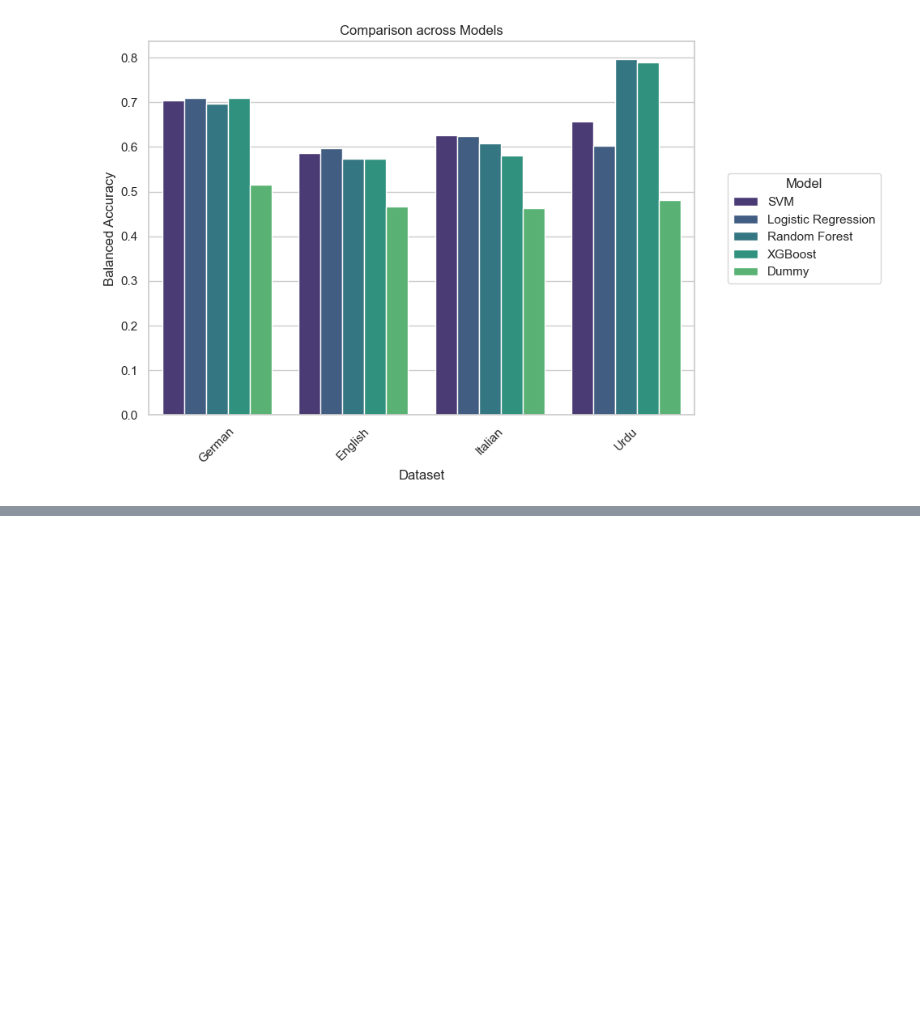
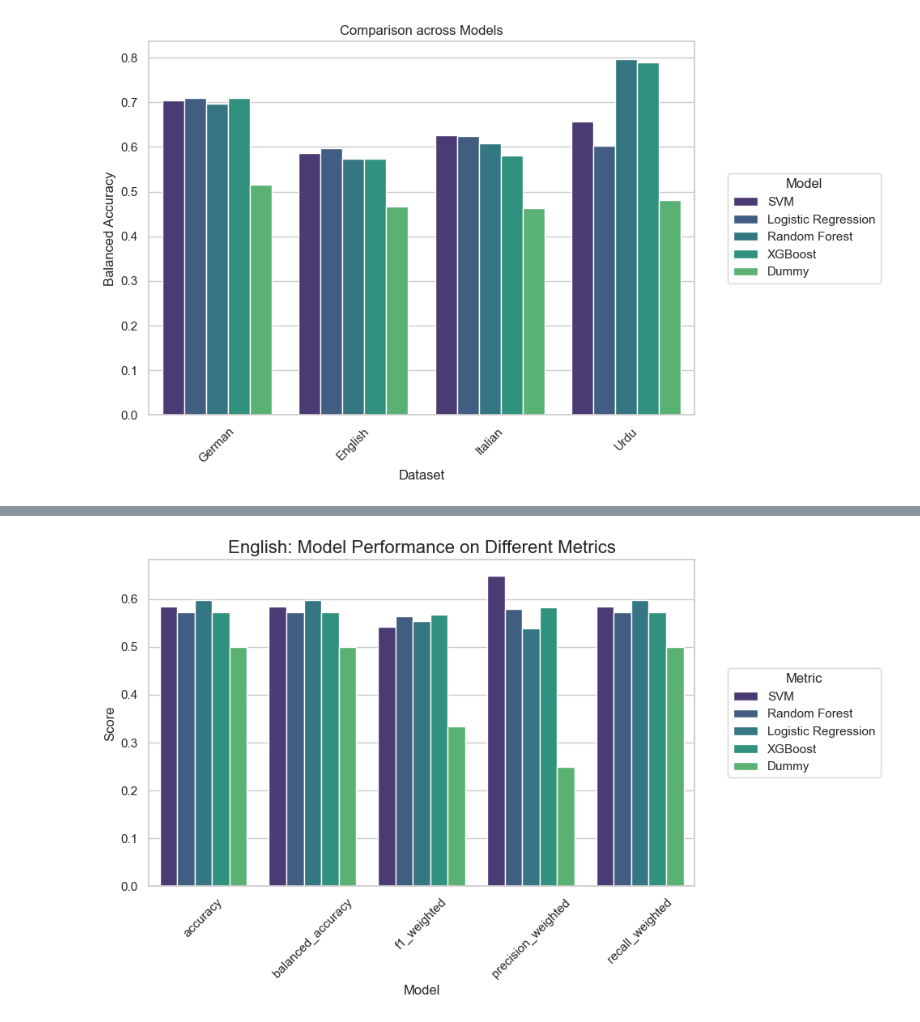
Before and after one commit to juverse/Speech-Emotion-Recognition, a Jupyter notebook: Evaluation/Baseline/baseline_evaluation.ipynb, the cells around one changed output, grey strips where cells are left out. Cells and saved outputs as stored; diff of their text form; code cells hidden in the pictures; blank space fills up the shorter version.

```diff
--- a/Evaluation/Baseline/baseline_evaluation.ipynb
+++ b/Evaluation/Baseline/baseline_evaluation.ipynb
@@ -75,0 +88,4 @@ plt.show()
+# %%
+plot_results(replication_results_english, 'English')
+# %% [output]
+[figure, added]
```
Also changed, not shown: parts of 11 cells of this notebook, 1 other file.
